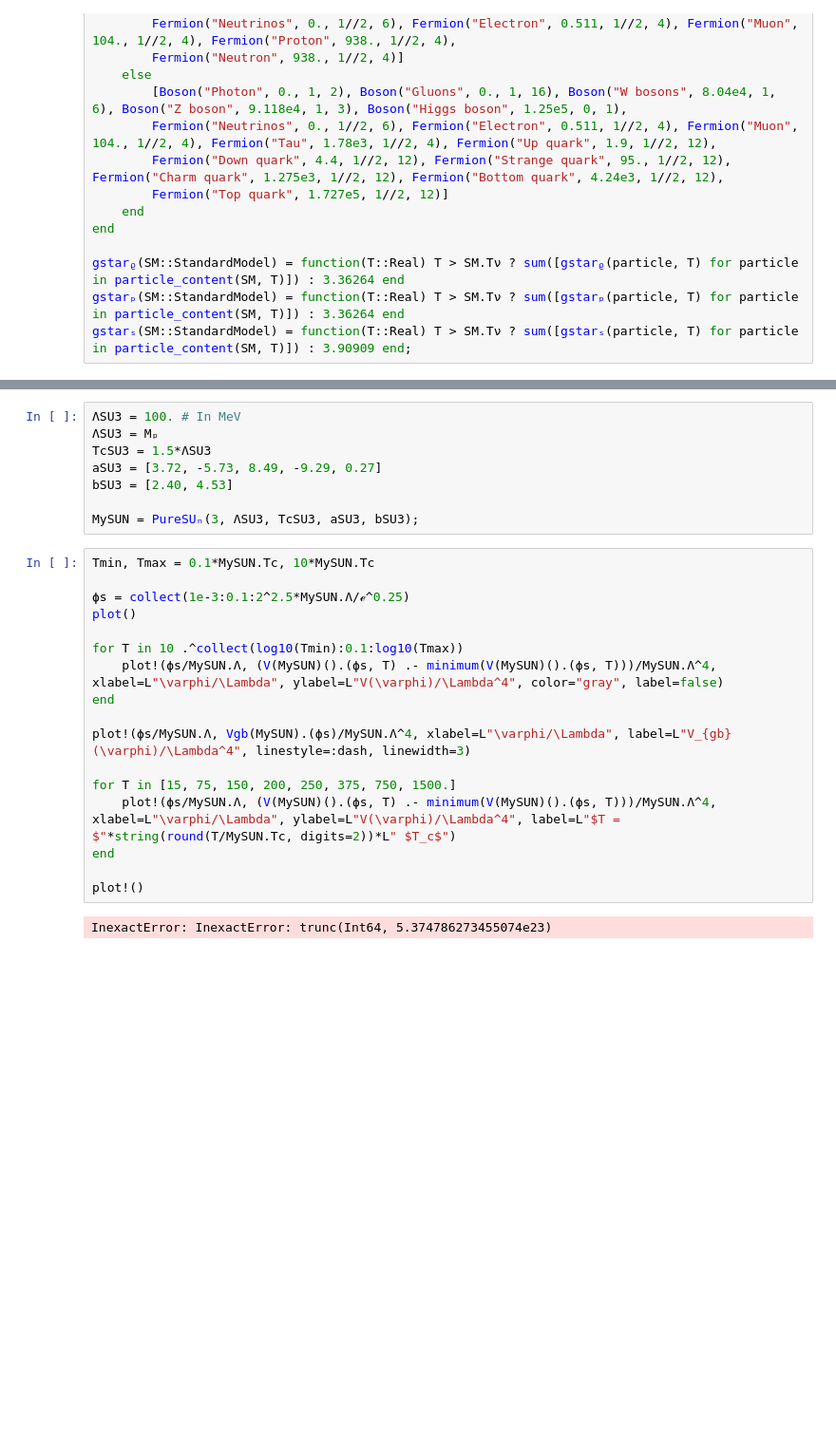
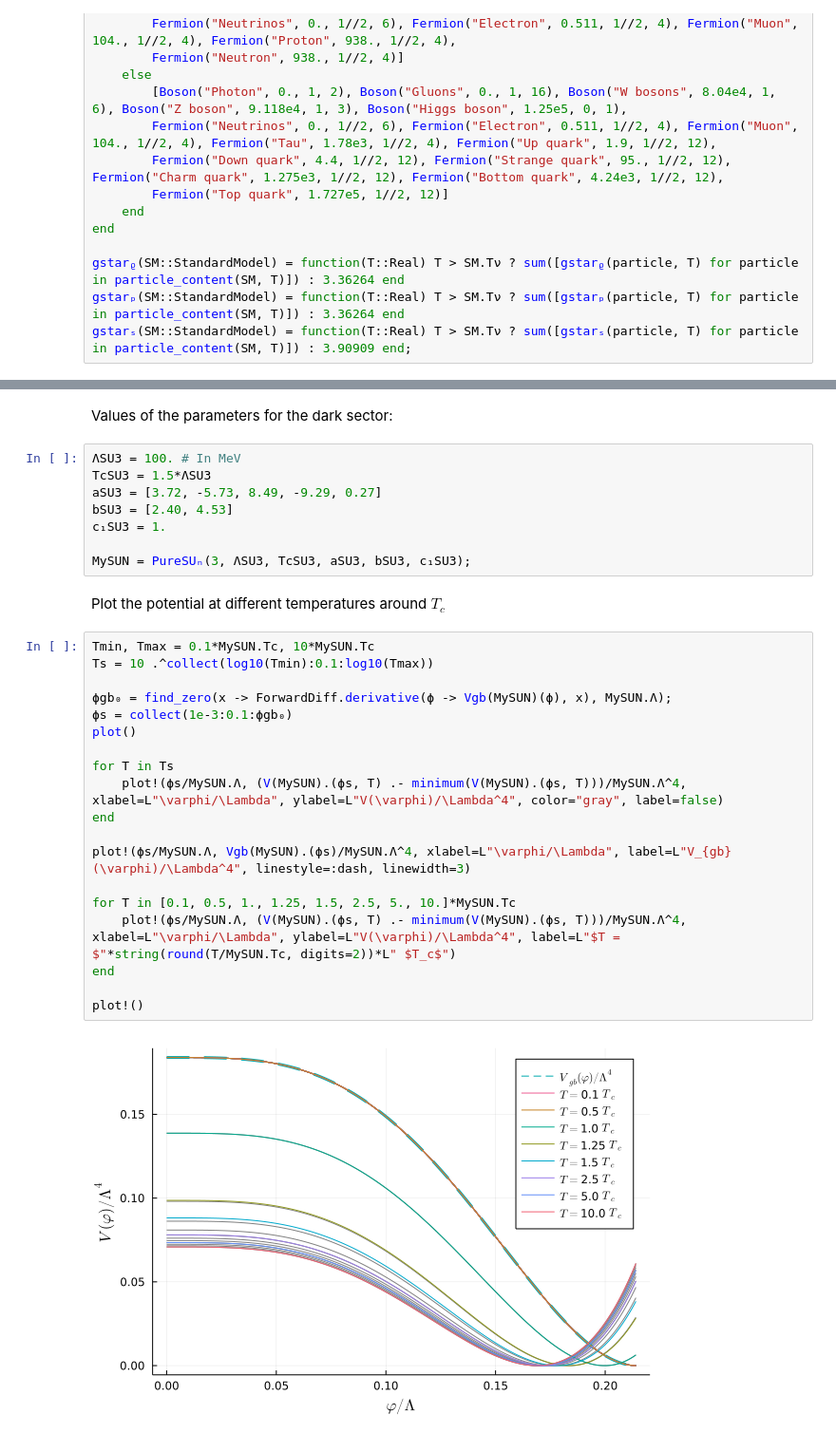
Before and after one commit to gsalinasphys/gbpoly, a Jupyter notebook: gbpoly.ipynb, the cells around one changed output, grey strips where cells are left out. Shown at 95% size. Cells and saved outputs as stored; diff of their text form; blank space fills up the shorter version.

```diff
--- a/gbpoly.ipynb
+++ b/gbpoly.ipynb
@@ -89,27 +100,33 @@ end;
+# %% [markdown]
+Values of the parameters for the dark sector:
 # %%
 ΛSU3 = 100. # In MeV
-ΛSU3 = Mₚ
 TcSU3 = 1.5*ΛSU3
 aSU3 = [3.72, -5.73, 8.49, -9.29, 0.27]
 bSU3 = [2.40, 4.53]
+c₁SU3 = 1.
 
-MySUN = PureSUₙ(3, ΛSU3, TcSU3, aSU3, bSU3);
+MySUN = PureSUₙ(3, ΛSU3, TcSU3, aSU3, bSU3, c₁SU3);
+# %% [markdown]
+Plot the potential at different temperatures around $T_c$
 # %%
 Tmin, Tmax = 0.1*MySUN.Tc, 10*MySUN.Tc
+Ts = 10 .^collect(log10(Tmin):0.1:log10(Tmax))
 
-ϕs = collect(1e-3:0.1:2^2.5*MySUN.Λ/ℯ^0.25)
+ϕgb₀ = find_zero(x -> ForwardDiff.derivative(ϕ -> Vgb(MySUN)(ϕ), x), MySUN.Λ);
+ϕs = collect(1e-3:0.1:ϕgb₀)
 plot()
 
-for T in 10 .^collect(log10(Tmin):0.1:log10(Tmax))
-    plot!(ϕs/MySUN.Λ, (V(MySUN)().(ϕs, T) .- minimum(V(MySUN)().(ϕs, T)))/MySUN.Λ^4, xlabel=L"\varphi/\Lambda", ylabel=L"V(\varphi)/\Lambda^4", color="gray", label=false)
+for T in Ts
+    plot!(ϕs/MySUN.Λ, (V(MySUN).(ϕs, T) .- minimum(V(MySUN).(ϕs, T)))/MySUN.Λ^4, xlabel=L"\varphi/\Lambda", ylabel=L"V(\varphi)/\Lambda^4", color="gray", label=false)
 end
 
 plot!(ϕs/MySUN.Λ, Vgb(MySUN).(ϕs)/MySUN.Λ^4, xlabel=L"\varphi/\Lambda", label=L"V_{gb}(\varphi)/\Lambda^4", linestyle=:dash, linewidth=3)
 
-for T in [15, 75, 150, 200, 250, 375, 750, 1500.]
-    plot!(ϕs/MySUN.Λ, (V(MySUN)().(ϕs, T) .- minimum(V(MySUN)().(ϕs, T)))/MySUN.Λ^4, xlabel=L"\varphi/\Lambda", ylabel=L"V(\varphi)/\Lambda^4", label=L"$T = $"*string(round(T/MySUN.Tc, digits=2))*L" $T_c$")
+for T in [0.1, 0.5, 1., 1.25, 1.5, 2.5, 5., 10.]*MySUN.Tc
+    plot!(ϕs/MySUN.Λ, (V(MySUN).(ϕs, T) .- minimum(V(MySUN).(ϕs, T)))/MySUN.Λ^4, xlabel=L"\varphi/\Lambda", ylabel=L"V(\varphi)/\Lambda^4", label=L"$T = $"*string(round(T/MySUN.Tc, digits=2))*L" $T_c$")
 end
 
 plot!()
 # %% [output]
-InexactError: InexactError: trunc(Int64, 5.374786273455074e23)
+[figure, added]
```
Also changed, not shown: parts of 19 cells of this notebook.
